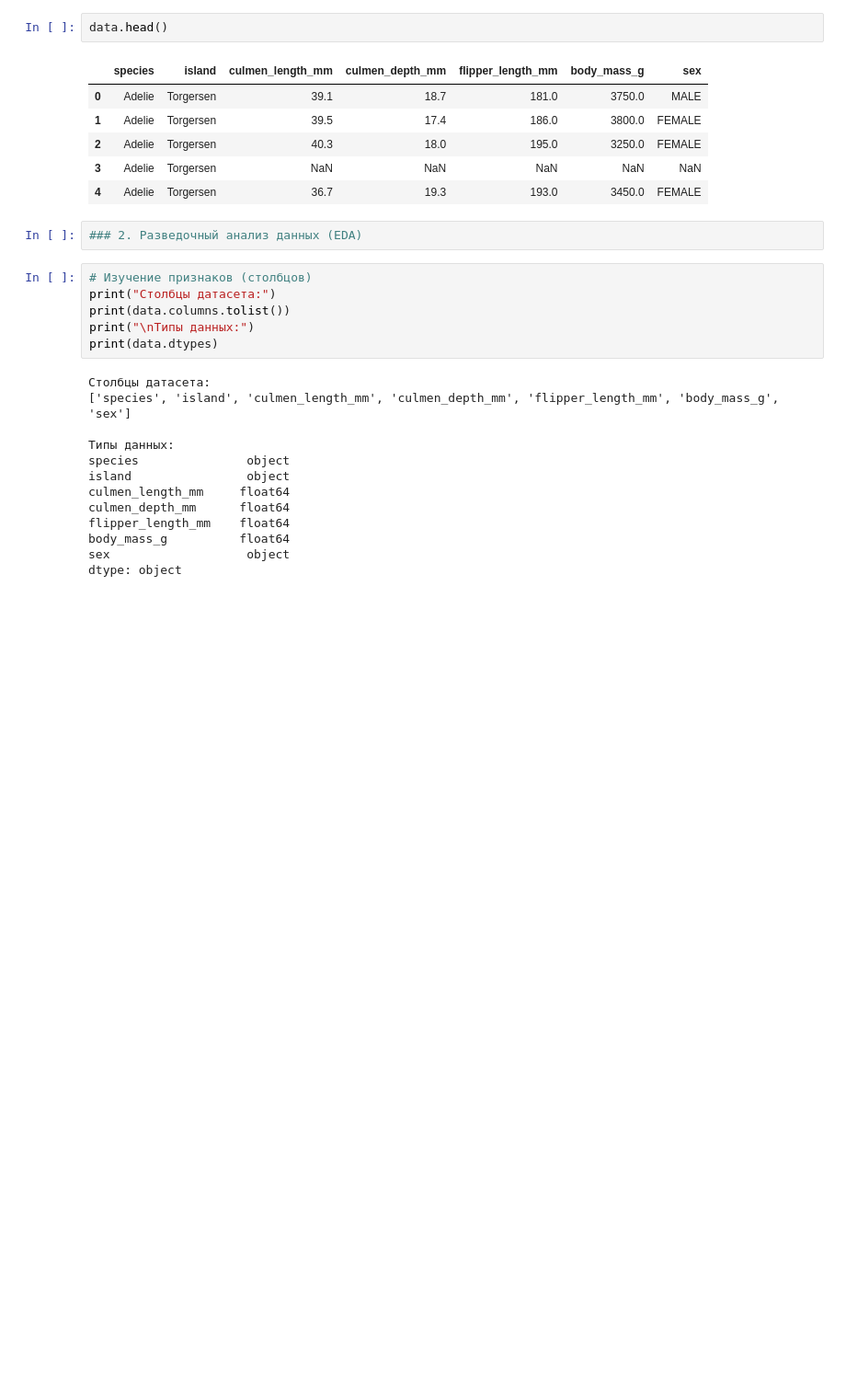
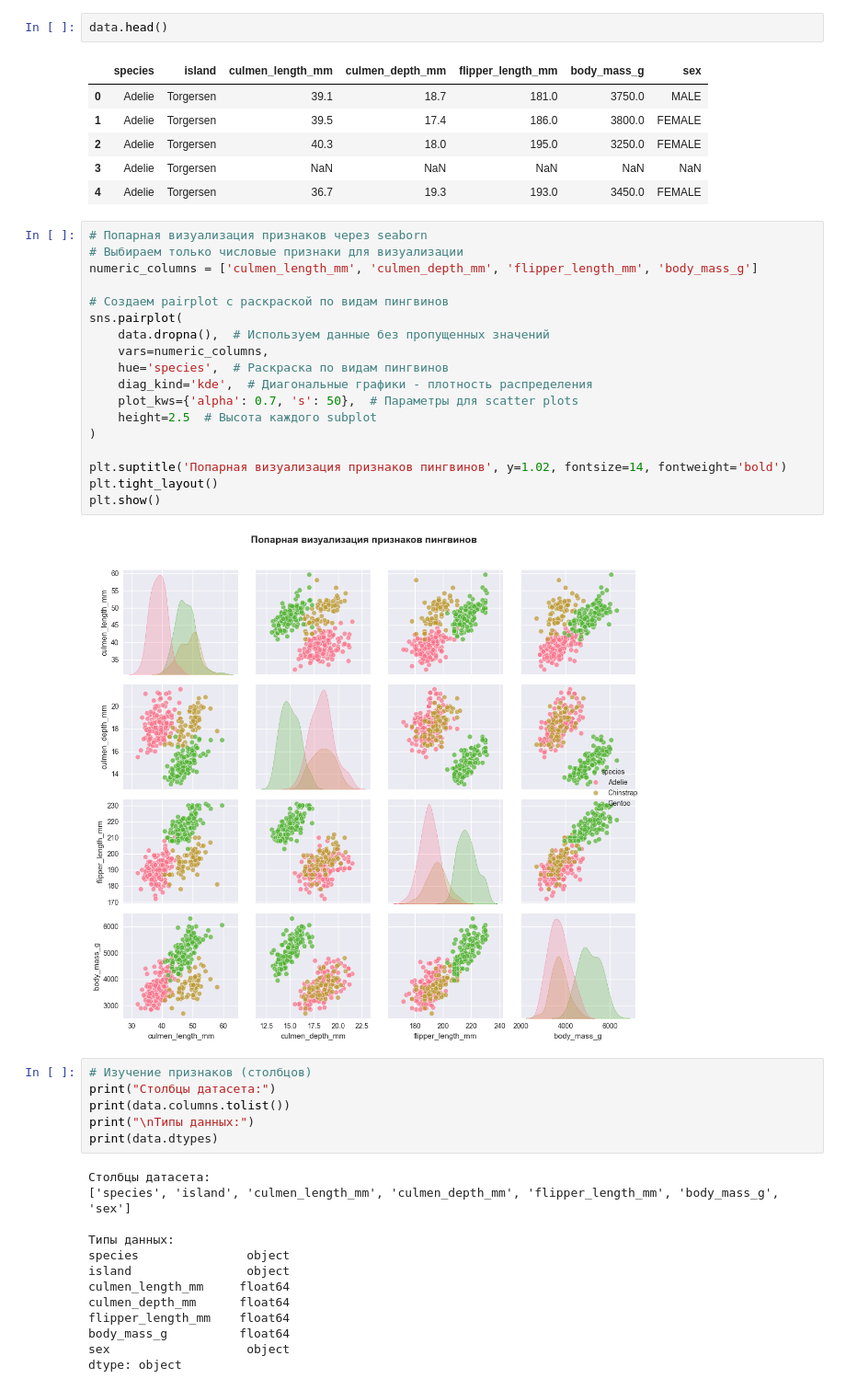
Before and after one commit to KhubbatulinMark/sber-21-rudn, a Jupyter notebook: solutions/ML/02-metric-solution.ipynb, the cells around one changed output. Shown at 92% size. Drawn from its saved outputs; the diff is of its cells as text; blank space fills up the shorter version.

```diff
--- a/solutions/ML/02-metric-solution.ipynb
+++ b/solutions/ML/02-metric-solution.ipynb
@@ -30,7 +71,25 @@ data.head()
 | 3 | Adelie | Torgersen | NaN | NaN | NaN | NaN | NaN |
 | 4 | Adelie | Torgersen | 36.7 | 19.3 | 193.0 | 3450.0 | FEMALE |
 # %%
-### 2. Разведочный анализ данных (EDA)
+# Попарная визуализация признаков через seaborn
+# Выбираем только числовые признаки для визуализации
+numeric_columns = ['culmen_length_mm', 'culmen_depth_mm', 'flipper_length_mm', 'body_mass_g']
+
+# Создаем pairplot с раскраской по видам пингвинов
+sns.pairplot(
+    data.dropna(),  # Используем данные без пропущенных значений
+    vars=numeric_columns,
+    hue='species',  # Раскраска по видам пингвинов
+    diag_kind='kde',  # Диагональные графики - плотность распределения
+    plot_kws={'alpha': 0.7, 's': 50},  # Параметры для scatter plots
+    height=2.5  # Высота каждого subplot
+)
+
+plt.suptitle('Попарная визуализация признаков пингвинов', y=1.02, fontsize=14, fontweight='bold')
+plt.tight_layout()
+plt.show()
+# %% [output]
+[figure, added]
 # %%
 # Изучение признаков (столбцов)
 print("Столбцы датасета:")
```
Also changed, not shown: parts of 70 cells of this notebook, 1 other file.
